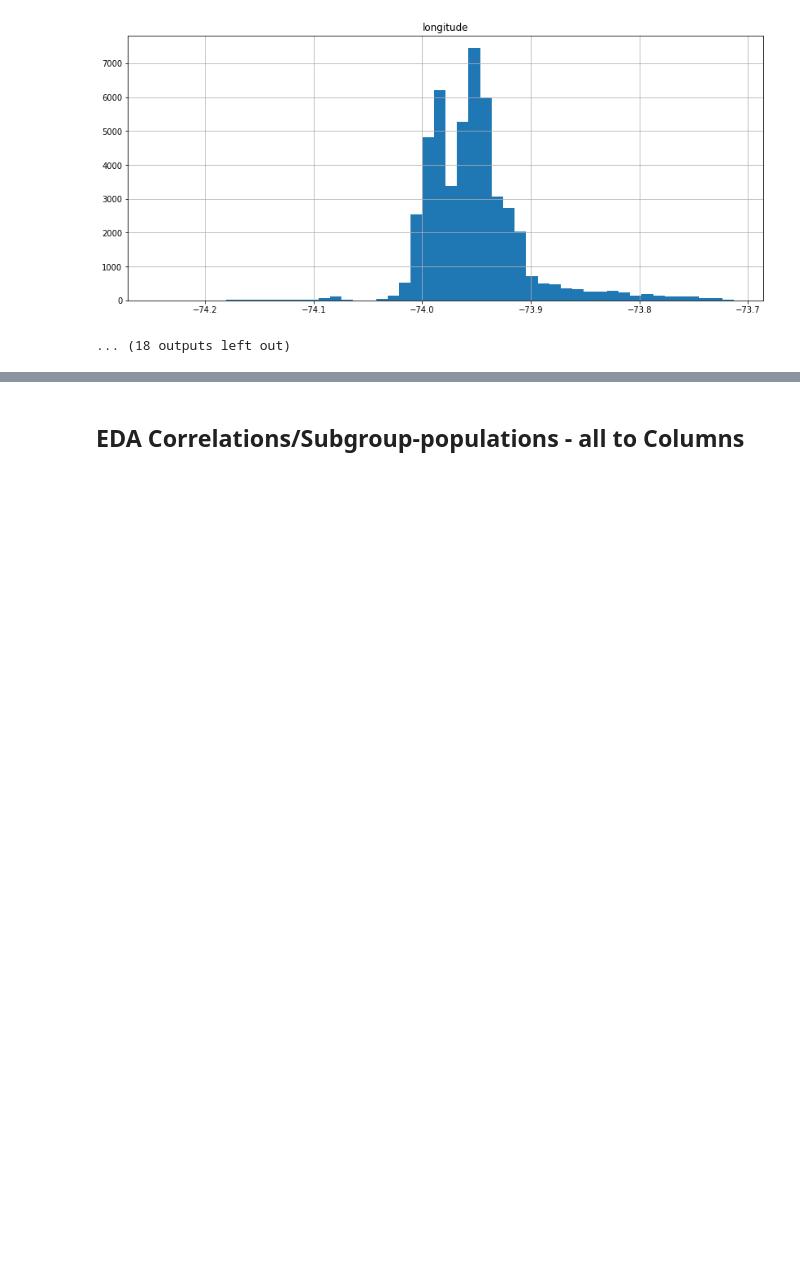
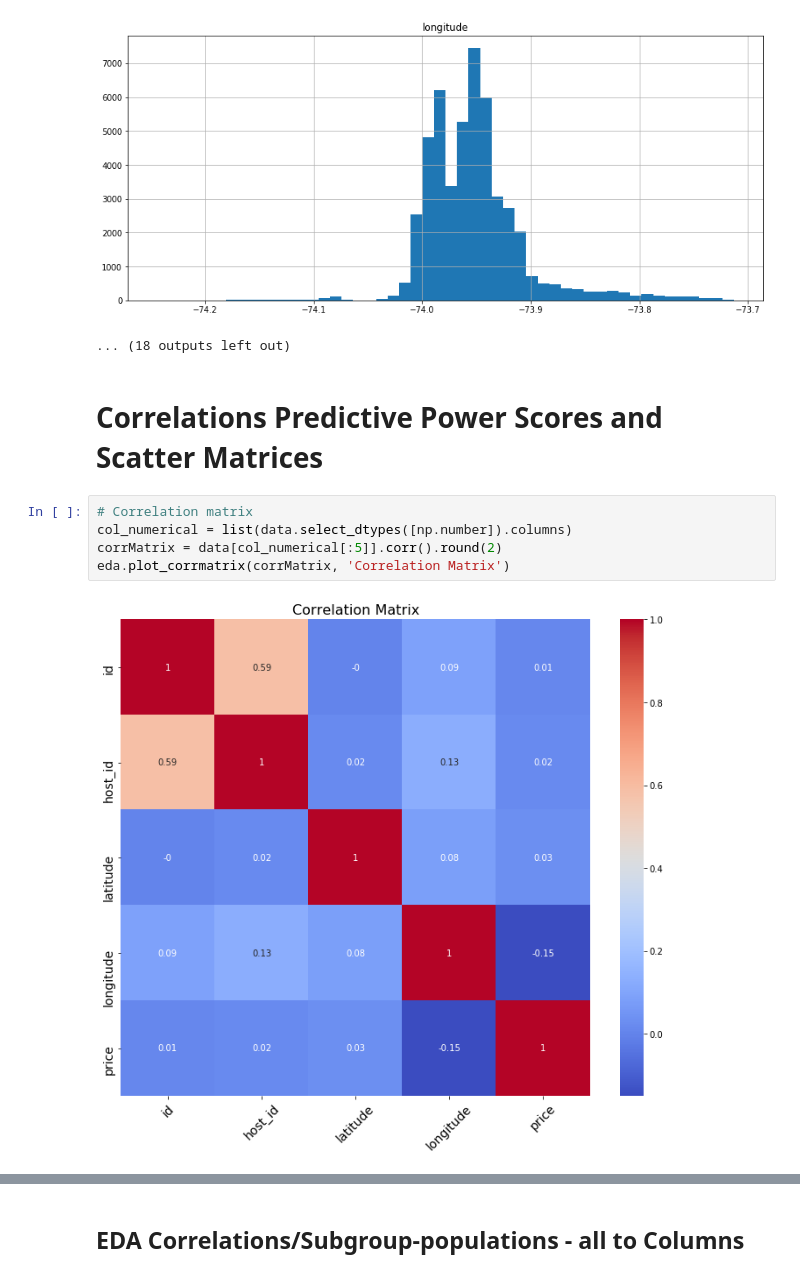
Before and after one commit to gefena/eda_utils, a Jupyter notebook: code/eda_example.ipynb, the cells around one changed output, grey strips where cells are left out. Cells and saved outputs as stored; diff of their text form; blank space fills up the shorter version.

```diff
--- a/code/eda_example.ipynb
+++ b/code/eda_example.ipynb
@@ -208,3 +211,12 @@ top value counts:
  -73.95405     17
 [figure]
 ... (18 outputs left out)
+# %% [markdown]
+# Correlations Predictive Power Scores and Scatter Matrices
+# %%
+# Correlation matrix
+col_numerical = list(data.select_dtypes([np.number]).columns)
+corrMatrix = data[col_numerical[:5]].corr().round(2)
+eda.plot_corrmatrix(corrMatrix, 'Correlation Matrix')
+# %% [output]
+[figure, added]
```
Also changed, not shown: parts of 15 cells of this notebook, 1 other file.
